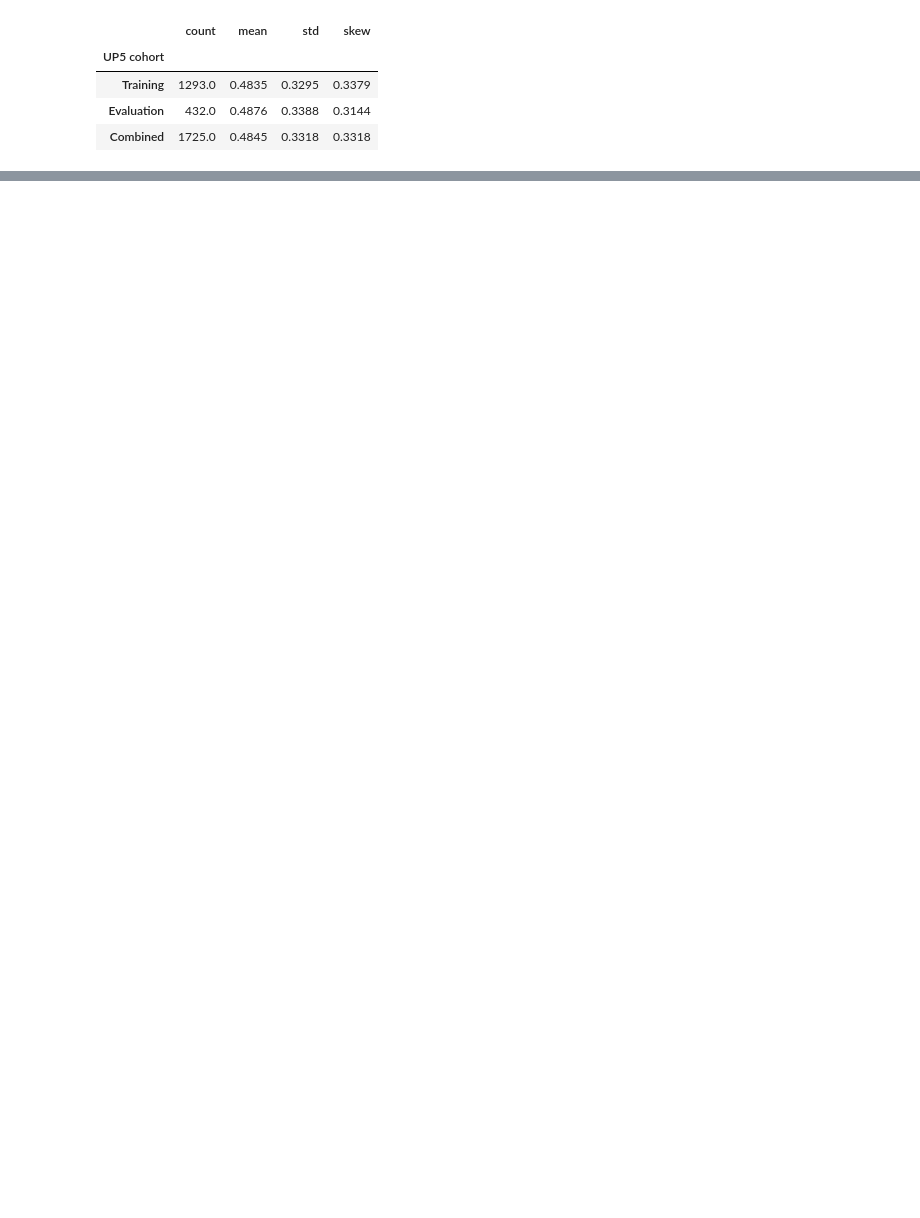
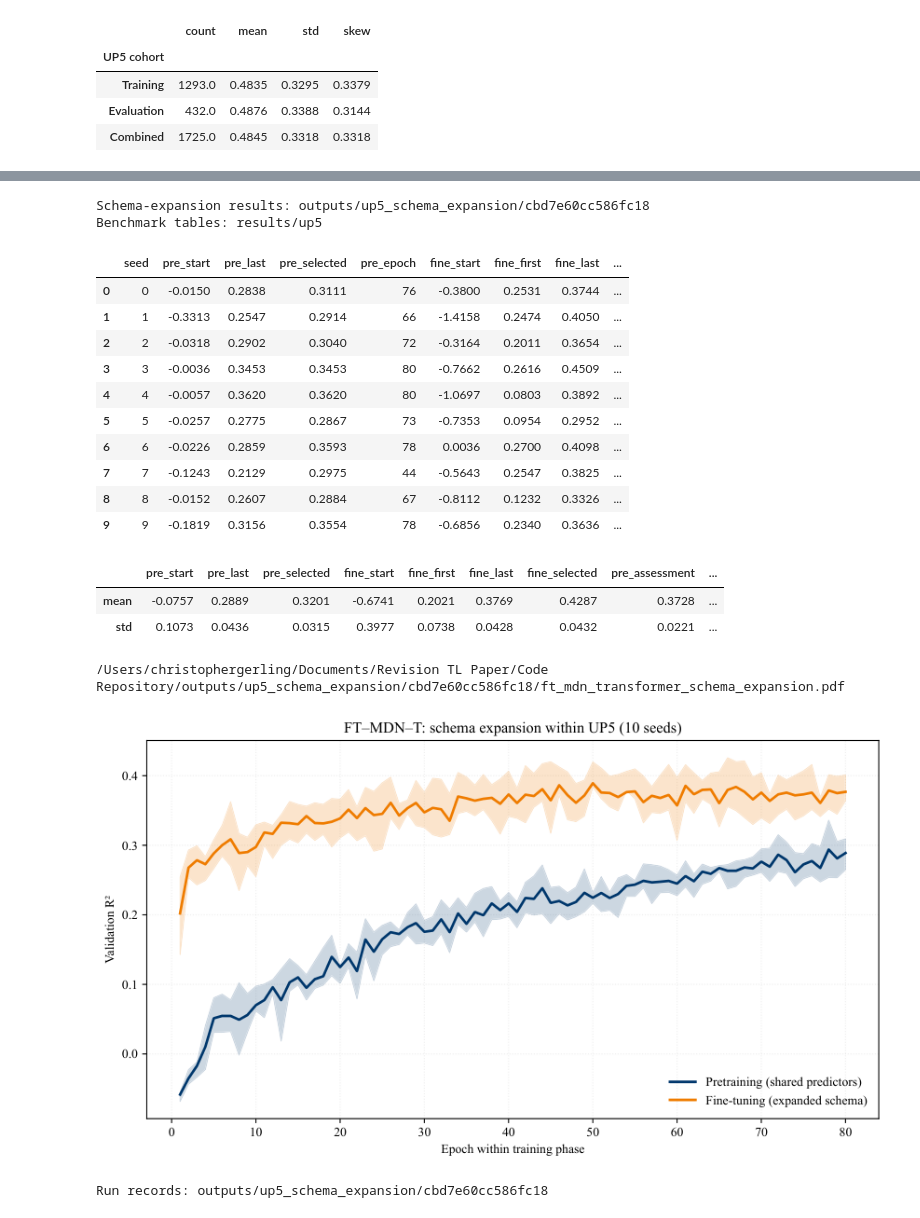
Before and after one commit to christopher3996/recovery_rates_transfer_learning, a Jupyter notebook: notebooks/up5_paper.ipynb, the cells around one changed output, grey strips where cells are left out. Cells and saved outputs as stored; diff of their text form; code cells hidden in the pictures; blank space fills up the shorter version.

```diff
--- a/notebooks/up5_paper.ipynb
+++ b/notebooks/up5_paper.ipynb
@@ -163,0 +211,62 @@ if MODE == "historical":
+# %%
+SCHEMA_REVIEW_RUN = "cbd7e60cc586fc18"  # Completed 10-seed run; None selects the latest.
+SCHEMA_SEEDS = tuple(range(10))
+SCHEMA_EPOCHS = 80
+
+from importlib import reload
+from experiments.up5 import schema_expansion
+schema_expansion = reload(schema_expansion)
+from simulation.notebook_reporting import show_figure
+
+schema_root = repo / "outputs/up5_schema_expansion"
+if MODE == "rebuild":
+    schema_root = tables / "schema_expansion"
+if MODE == "rebuild":
+    schema_run = schema_expansion.run(data, schema_root, seeds=SCHEMA_SEEDS, epochs=SCHEMA_EPOCHS)
+elif SCHEMA_REVIEW_RUN is not None:
+    schema_run = schema_root / SCHEMA_REVIEW_RUN
+    if not (schema_run / "COMPLETE").is_file():
+        raise FileNotFoundError(f"Completed schema run missing: {schema_run}. Select an available run explicitly.")
+else:
+    # Include schema experiments saved within a complete full rebuild.
+    candidates = list(schema_root.glob("*/COMPLETE")) + list((tables / "schema_expansion").glob("*/COMPLETE"))
+    schema_run = max(candidates, key=lambda p: p.stat().st_mtime).parent if candidates else None
+
+if schema_run is None:
+    print("No completed schema-expansion run. Rebuild generates Figure 9.")
+else:
+    print(f"Schema-expansion results: {schema_run.relative_to(repo)}", flush=True)
+    print(f"Benchmark tables: {tables.relative_to(repo)}", flush=True)
+    figure = schema_expansion.plot(schema_run)
+    summary = pd.read_csv(schema_run / "summary.csv")
+    display(summary.round(4))
+    display(summary[["pre_start", "pre_last", "pre_selected", "fine_start", "fine_first",
+                     "fine_last", "fine_selected", "pre_assessment", "fine_assessment"]].agg(["mean", "std"]).round(4))
+    show_figure(figure)
+    print(f"Run records: {schema_run.relative_to(repo)}")
+    if MODE == "rebuild":
+        required = ("scores.csv", "density-scores.csv", "tails.csv", "mdn-backbones.csv",
+                    "native-backbones.csv", "recovery-summary.csv")
+        if not all((tables / name).is_file() for name in required):
+            raise RuntimeError("Run all benchmark cells before marking the rebuild complete.")
+        (tables / "COMPLETE").touch()
+# %% [output]
+Schema-expansion results: outputs/up5_schema_expansion/cbd7e60cc586fc18
+Benchmark tables: results/up5
+|  | seed | pre_start | pre_last | pre_selected | pre_epoch | fine_start | fine_first | fine_last | ... |
+| 0 | 0 | -0.0150 | 0.2838 | 0.3111 | 76 | -0.3800 | 0.2531 | 0.3744 | ... |
+| 1 | 1 | -0.3313 | 0.2547 | 0.2914 | 66 | -1.4158 | 0.2474 | 0.4050 | ... |
+| 2 | 2 | -0.0318 | 0.2902 | 0.3040 | 72 | -0.3164 | 0.2011 | 0.3654 | ... |
+| 3 | 3 | -0.0036 | 0.3453 | 0.3453 | 80 | -0.7662 | 0.2616 | 0.4509 | ... |
+| 4 | 4 | -0.0057 | 0.3620 | 0.3620 | 80 | -1.0697 | 0.0803 | 0.3892 | ... |
+| 5 | 5 | -0.0257 | 0.2775 | 0.2867 | 73 | -0.7353 | 0.0954 | 0.2952 | ... |
+| 6 | 6 | -0.0226 | 0.2859 | 0.3593 | 78 | 0.0036 | 0.2700 | 0.4098 | ... |
+| 7 | 7 | -0.1243 | 0.2129 | 0.2975 | 44 | -0.5643 | 0.2547 | 0.3825 | ... |
+| 8 | 8 | -0.0152 | 0.2607 | 0.2884 | 67 | -0.8112 | 0.1232 | 0.3326 | ... |
+| 9 | 9 | -0.1819 | 0.3156 | 0.3554 | 78 | -0.6856 | 0.2340 | 0.3636 | ... |
+|  | pre_start | pre_last | pre_selected | fine_start | fine_first | fine_last | fine_selected | pre_assessment | ... |
+| mean | -0.0757 | 0.2889 | 0.3201 | -0.6741 | 0.2021 | 0.3769 | 0.4287 | 0.3728 | ... |
+| std | 0.1073 | 0.0436 | 0.0315 | 0.3977 | 0.0738 | 0.0428 | 0.0432 | 0.0221 | ... |
+/Users/christophergerling/Documents/Revision TL Paper/Code Repository/outputs/up5_schema_expansion/cbd7e60cc586fc18/ft_mdn_transformer_schema_expansion.pdf
+[figure, added]
+Run records: outputs/up5_schema_expansion/cbd7e60cc586fc18
```
Also changed, not shown: parts of 5 cells of this notebook, 15 other files.
